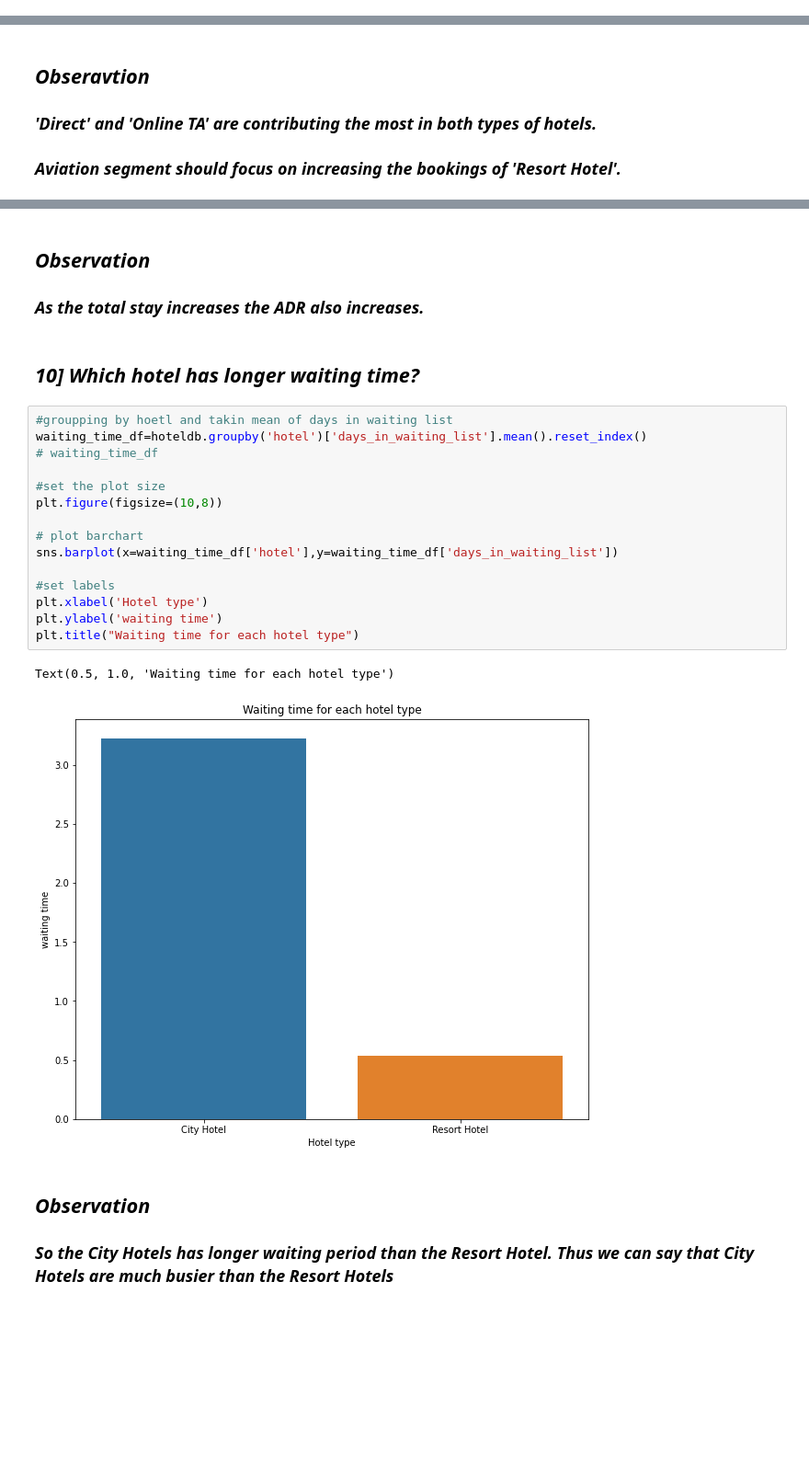
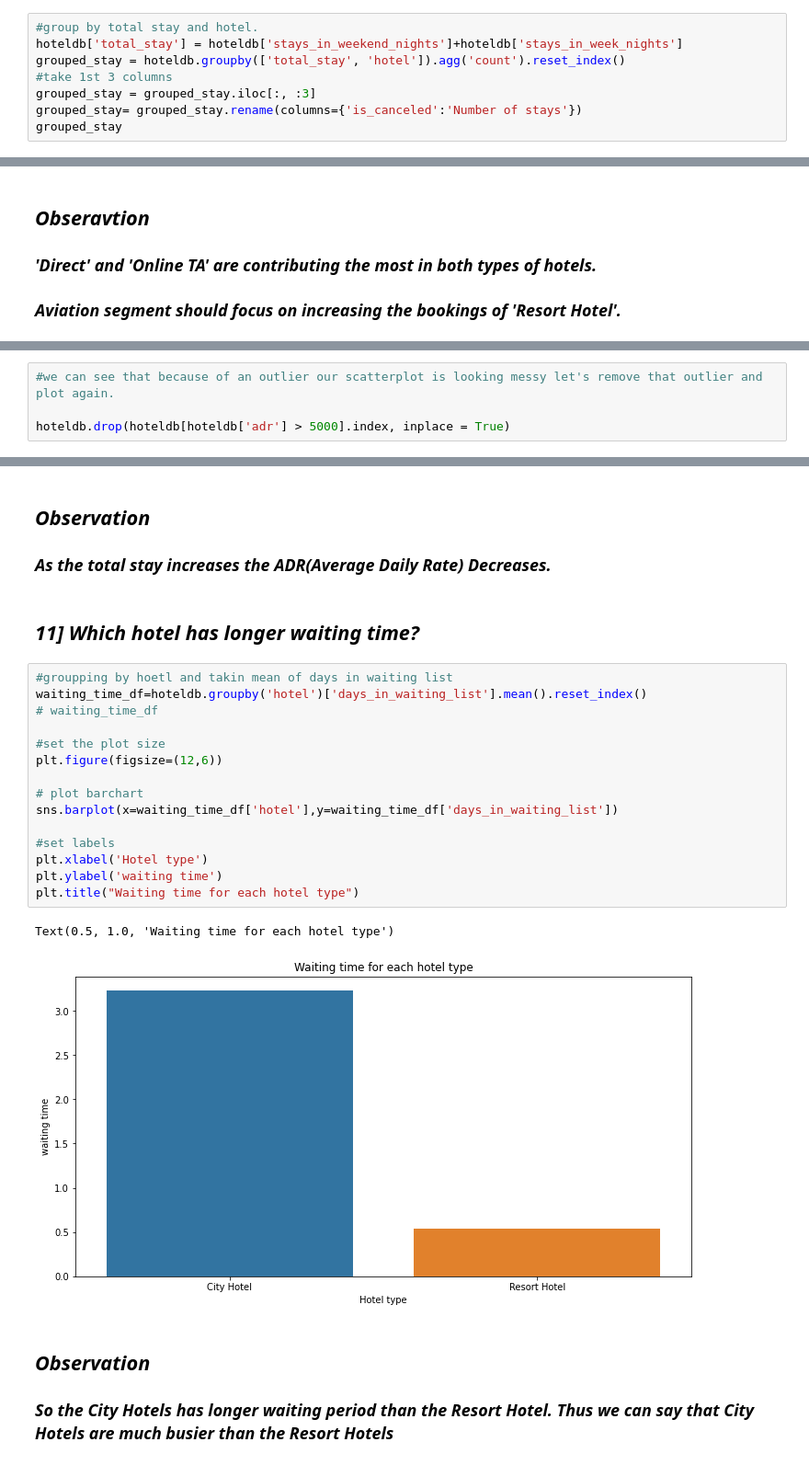
Before and after one commit to piyushkutemate/CapstoneProject, a Jupyter notebook: Updated_Collab_Hotel_Booking_Analysis_Capstone_Project.ipynb, the cells around one changed output, grey strips where cells are left out. Shown at 92% size. Cells and saved outputs as stored; diff of their text form; blank space fills up the shorter version.

```diff
--- a/Updated_Collab_Hotel_Booking_Analysis_Capstone_Project.ipynb
+++ b/Updated_Collab_Hotel_Booking_Analysis_Capstone_Project.ipynb
@@ -683,0 +702,8 @@ Text(0.5, 1.0, 'Most repeated guests for each hotel')
+# %%
+#group by total stay and hotel.
+hoteldb['total_stay'] = hoteldb['stays_in_weekend_nights']+hoteldb['stays_in_week_nights']
+grouped_stay = hoteldb.groupby(['total_stay', 'hotel']).agg('count').reset_index()
+#take 1st 3 columns
+grouped_stay = grouped_stay.iloc[:, :3]
+grouped_stay= grouped_stay.rename(columns={'is_canceled':'Number of stays'})
+grouped_stay
@@ -828 +884,5 @@ adr_vs_stay=adr_vs_stay[:18000]
+# %%
+#we can see that because of an outlier our scatterplot is looking messy let's remove that outlier and plot again.
+
+hoteldb.drop(hoteldb[hoteldb['adr'] > 5000].index, inplace = True)
 # %%
@@ -836,26 +896,26 @@ Text(0.5, 1.0, 'Relationship between adr and total stay')
 # %% [markdown]
 ## ***Observation***
-### ***As the total stay increases the  ADR also increases.***
+### ***As the total stay increases the  ADR(Average Daily Rate) Decreases.***
 # %% [markdown]
-## ***10] Which hotel has longer waiting time?***
+## ***11] Which hotel has longer waiting time?***
 # %%
 #groupping by hoetl and takin mean of days in waiting list
 waiting_time_df=hoteldb.groupby('hotel')['days_in_waiting_list'].mean().reset_index()
 # waiting_time_df
 
 #set the plot size
-plt.figure(figsize=(10,8))
+plt.figure(figsize=(12,6))
 
 # plot barchart
 sns.barplot(x=waiting_time_df['hotel'],y=waiting_time_df['days_in_waiting_list'])
 
 #set labels
 plt.xlabel('Hotel type')
 plt.ylabel('waiting time')
 plt.title("Waiting time for each hotel type")
 # %% [output]
 Text(0.5, 1.0, 'Waiting time for each hotel type')
-[figure, old version]
+[figure, new version]
 # %% [markdown]
 ## ***Observation***
 ### ***So the City Hotels has longer waiting period than the Resort Hotel. Thus we can say that City Hotels are much busier than the Resort Hotels***
```
Also changed, not shown: parts of 48 cells of this notebook.
